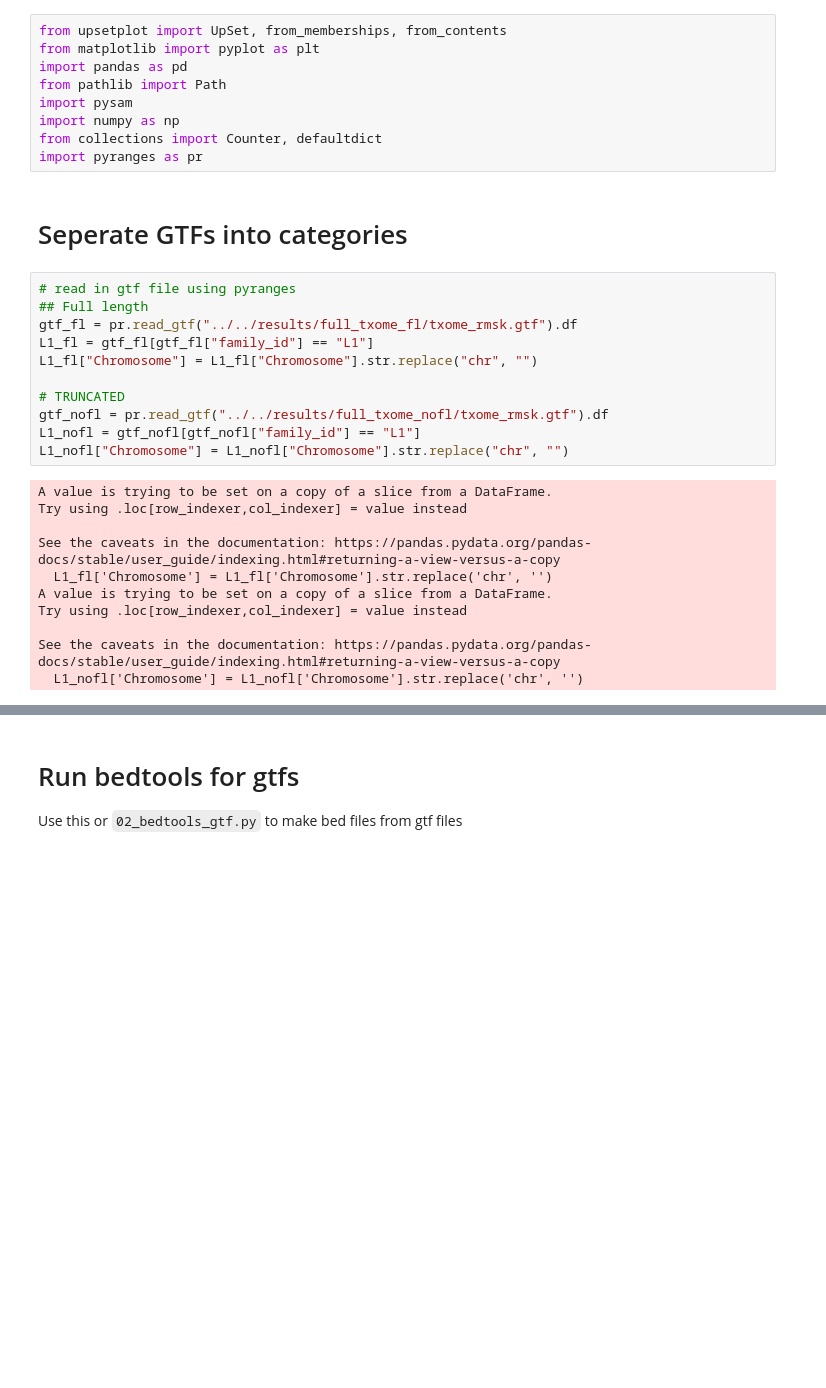
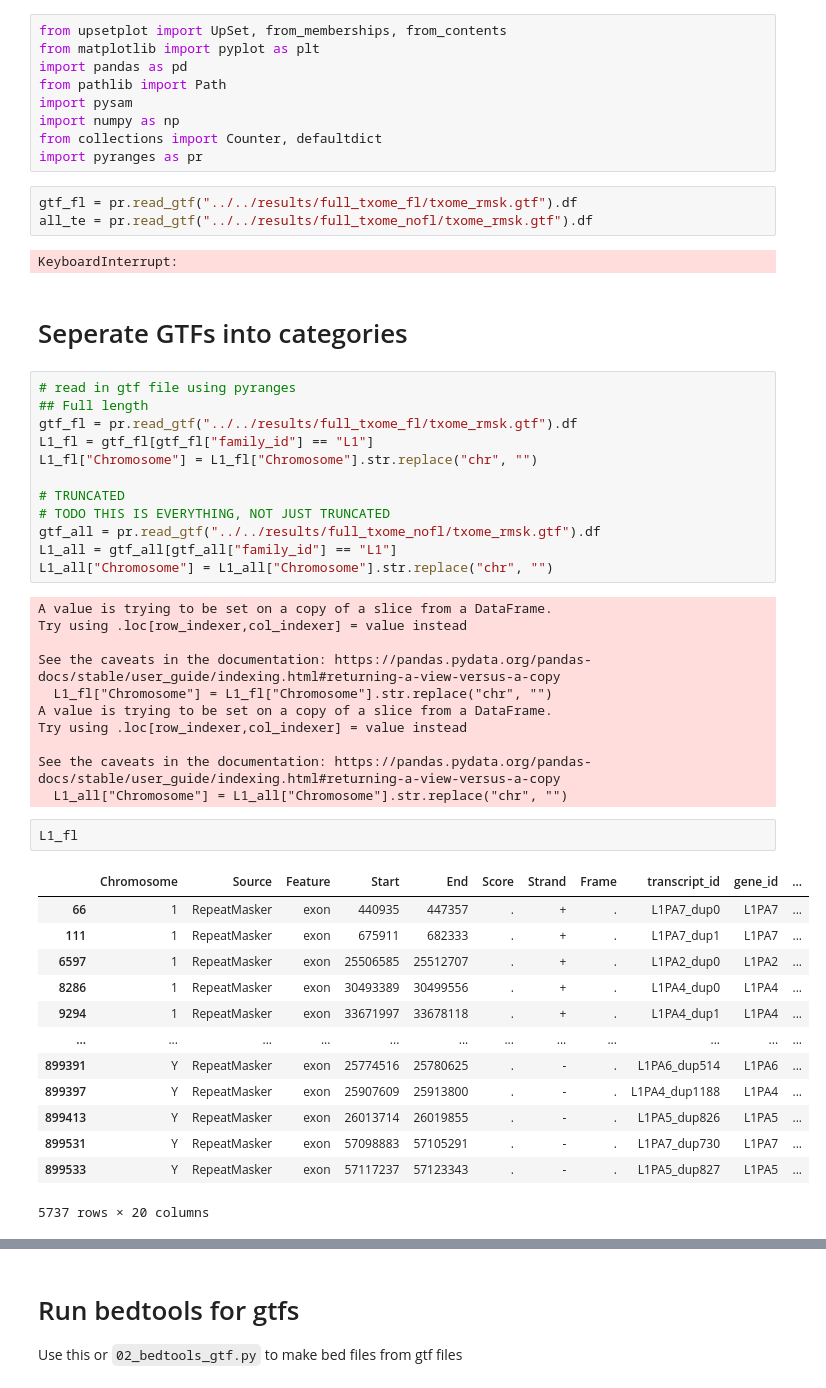
Before and after one commit to gage-lab/bulk_te_bench, a Jupyter notebook: analysis/upset/20240320_gtf_multimap.ipynb, the cells around one changed output, grey strips where cells are left out. Saved outputs shown, nothing was run; the diff lists cells and outputs as text; blank space fills up the shorter version.

```diff
--- a/analysis/upset/20240320_gtf_multimap.ipynb
+++ b/analysis/upset/20240320_gtf_multimap.ipynb
@@ -7,6 +7,11 @@ import pysam
 import numpy as np
 from collections import Counter, defaultdict
 import pyranges as pr
+# %%
+gtf_fl = pr.read_gtf("../../results/full_txome_fl/txome_rmsk.gtf").df
+all_te = pr.read_gtf("../../results/full_txome_nofl/txome_rmsk.gtf").df
+# %% [output]
+KeyboardInterrupt:
 # %% [markdown]
 # Seperate GTFs into categories
 # %%
@@ -17,17 +22,34 @@ L1_fl = gtf_fl[gtf_fl["family_id"] == "L1"]
 L1_fl["Chromosome"] = L1_fl["Chromosome"].str.replace("chr", "")
 
 # TRUNCATED
-gtf_nofl = pr.read_gtf("../../results/full_txome_nofl/txome_rmsk.gtf").df
-L1_nofl = gtf_nofl[gtf_nofl["family_id"] == "L1"]
-L1_nofl["Chromosome"] = L1_nofl["Chromosome"].str.replace("chr", "")
+# TODO THIS IS EVERYTHING, NOT JUST TRUNCATED
+gtf_all = pr.read_gtf("../../results/full_txome_nofl/txome_rmsk.gtf").df
+L1_all = gtf_all[gtf_all["family_id"] == "L1"]
+L1_all["Chromosome"] = L1_all["Chromosome"].str.replace("chr", "")
 # %% [output]
 A value is trying to be set on a copy of a slice from a DataFrame.
 Try using .loc[row_indexer,col_indexer] = value instead
 
 See the caveats in the documentation: https://pandas.pydata.org/pandas-docs/stable/user_guide/indexing.html#returning-a-view-versus-a-copy
-  L1_fl['Chromosome'] = L1_fl['Chromosome'].str.replace('chr', '')
+  L1_fl["Chromosome"] = L1_fl["Chromosome"].str.replace("chr", "")
 A value is trying to be set on a copy of a slice from a DataFrame.
 Try using .loc[row_indexer,col_indexer] = value instead
 
 See the caveats in the documentation: https://pandas.pydata.org/pandas-docs/stable/user_guide/indexing.html#returning-a-view-versus-a-copy
-  L1_nofl['Chromosome'] = L1_nofl['Chromosome'].str.replace('chr', '')
+  L1_all["Chromosome"] = L1_all["Chromosome"].str.replace("chr", "")
+# %%
+L1_fl
+# %% [output]
+|  | Chromosome | Source | Feature | Start | End | Score | Strand | Frame | transcript_id | gene_id | ... |
+| 66 | 1 | RepeatMasker | exon | 440935 | 447357 | . | + | . | L1PA7_dup0 | L1PA7 | ... |
+| 111 | 1 | RepeatMasker | exon | 675911 | 682333 | . | + | . | L1PA7_dup1 | L1PA7 | ... |
+| 6597 | 1 | RepeatMasker | exon | 25506585 | 25512707 | . | + | . | L1PA2_dup0 | L1PA2 | ... |
+| 8286 | 1 | RepeatMasker | exon | 30493389 | 30499556 | . | + | . | L1PA4_dup0 | L1PA4 | ... |
+| 9294 | 1 | RepeatMasker | exon | 33671997 | 33678118 | . | + | . | L1PA4_dup1 | L1PA4 | ... |
+| ... | ... | ... | ... | ... | ... | ... | ... | ... | ... | ... | ... |
+| 899391 | Y | RepeatMasker | exon | 25774516 | 25780625 | . | - | . | L1PA6_dup514 | L1PA6 | ... |
+| 899397 | Y | RepeatMasker | exon | 25907609 | 25913800 | . | - | . | L1PA4_dup1188 | L1PA4 | ... |
+| 899413 | Y | RepeatMasker | exon | 26013714 | 26019855 | . | - | . | L1PA5_dup826 | L1PA5 | ... |
+| 899531 | Y | RepeatMasker | exon | 57098883 | 57105291 | . | - | . | L1PA7_dup730 | L1PA7 | ... |
+| 899533 | Y | RepeatMasker | exon | 57117237 | 57123343 | . | - | . | L1PA5_dup827 | L1PA5 | ... |
+5737 rows × 20 columns
```
Also changed, not shown: parts of 14 cells of this notebook, 1 other file.
